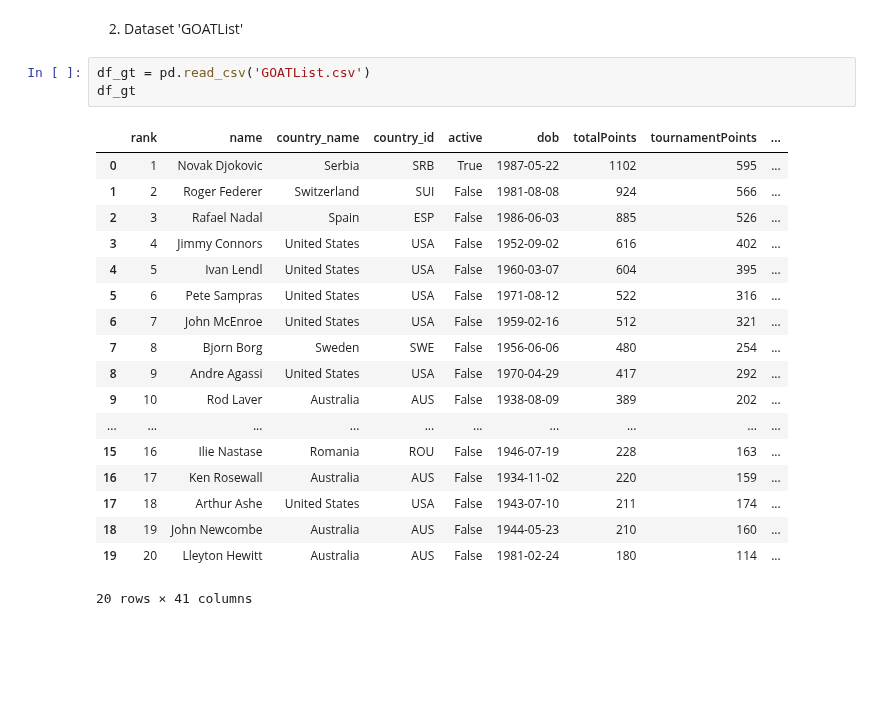
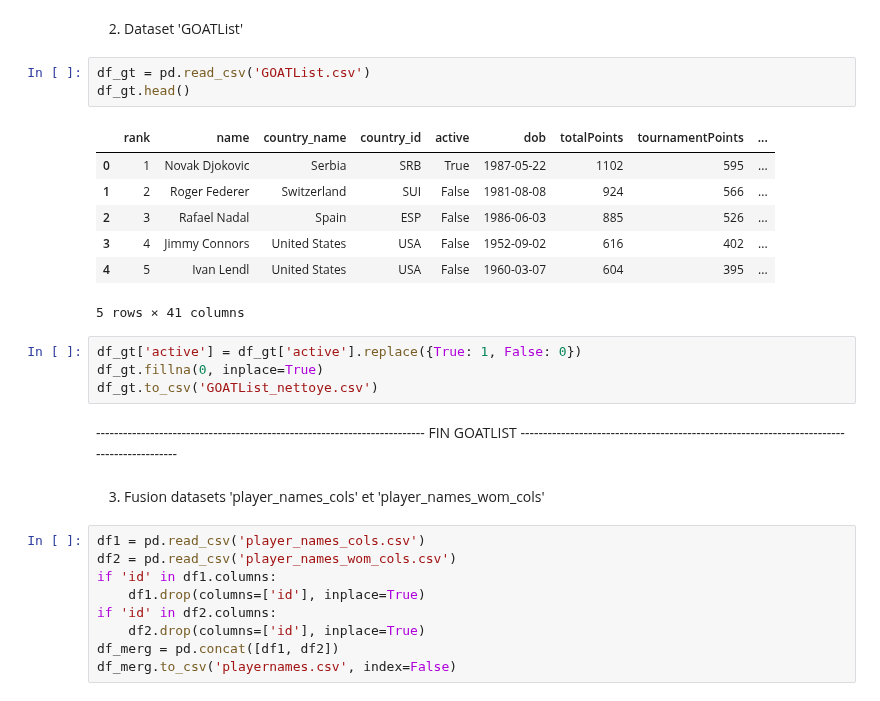
Before and after one commit to S0nia11/Projet_Sp-, a Jupyter notebook: Nettoyage data/Datasets/Joueurs/Nettoyage_data_joueurs.ipynb, the cells around one changed output. Drawn from its saved outputs; the diff is of its cells as text; blank space fills up the shorter version.

```diff
--- a/Nettoyage data/Datasets/Joueurs/Nettoyage_data_joueurs.ipynb
+++ b/Nettoyage data/Datasets/Joueurs/Nettoyage_data_joueurs.ipynb
@@ -42,23 +42,29 @@ df_ply.to_csv('KagglePlayers_nettoye.csv')
 2. Dataset 'GOATList'
 # %%
 df_gt = pd.read_csv('GOATList.csv')
-df_gt
+df_gt.head()
 # %% [output]
 |  | rank | name | country_name | country_id | active | dob | totalPoints | tournamentPoints | ... |
 | 0 | 1 | Novak Djokovic | Serbia | SRB | True | 1987-05-22 | 1102 | 595 | ... |
 | 1 | 2 | Roger Federer | Switzerland | SUI | False | 1981-08-08 | 924 | 566 | ... |
 | 2 | 3 | Rafael Nadal | Spain | ESP | False | 1986-06-03 | 885 | 526 | ... |
 | 3 | 4 | Jimmy Connors | United States | USA | False | 1952-09-02 | 616 | 402 | ... |
 | 4 | 5 | Ivan Lendl | United States | USA | False | 1960-03-07 | 604 | 395 | ... |
-| 5 | 6 | Pete Sampras | United States | USA | False | 1971-08-12 | 522 | 316 | ... |
-| 6 | 7 | John McEnroe | United States | USA | False | 1959-02-16 | 512 | 321 | ... |
-| 7 | 8 | Bjorn Borg | Sweden | SWE | False | 1956-06-06 | 480 | 254 | ... |
-| 8 | 9 | Andre Agassi | United States | USA | False | 1970-04-29 | 417 | 292 | ... |
-| 9 | 10 | Rod Laver | Australia | AUS | False | 1938-08-09 | 389 | 202 | ... |
-| ... | ... | ... | ... | ... | ... | ... | ... | ... | ... |
-| 15 | 16 | Ilie Nastase | Romania | ROU | False | 1946-07-19 | 228 | 163 | ... |
-| 16 | 17 | Ken Rosewall | Australia | AUS | False | 1934-11-02 | 220 | 159 | ... |
-| 17 | 18 | Arthur Ashe | United States | USA | False | 1943-07-10 | 211 | 174 | ... |
-| 18 | 19 | John Newcombe | Australia | AUS | False | 1944-05-23 | 210 | 160 | ... |
-| 19 | 20 | Lleyton Hewitt | Australia | AUS | False | 1981-02-24 | 180 | 114 | ... |
-20 rows × 41 columns
+5 rows × 41 columns
+# %%
+df_gt['active'] = df_gt['active'].replace({True: 1, False: 0})
+df_gt.fillna(0, inplace=True)
+df_gt.to_csv('GOATList_nettoye.csv')
+# %% [markdown]
+------------------------------------------------------------------------- FIN GOATLIST ------------------------------------------------------------------------------------------
+# %% [markdown]
+3. Fusion datasets 'player_names_cols' et 'player_names_wom_cols'
+# %%
+df1 = pd.read_csv('player_names_cols.csv')
+df2 = pd.read_csv('player_names_wom_cols.csv')
+if 'id' in df1.columns:
+    df1.drop(columns=['id'], inplace=True)
+if 'id' in df2.columns:
+    df2.drop(columns=['id'], inplace=True)
+df_merg = pd.concat([df1, df2])
+df_merg.to_csv('playernames.csv', index=False)
```
Also changed, not shown: parts of 7 cells of this notebook, 4 other files.
